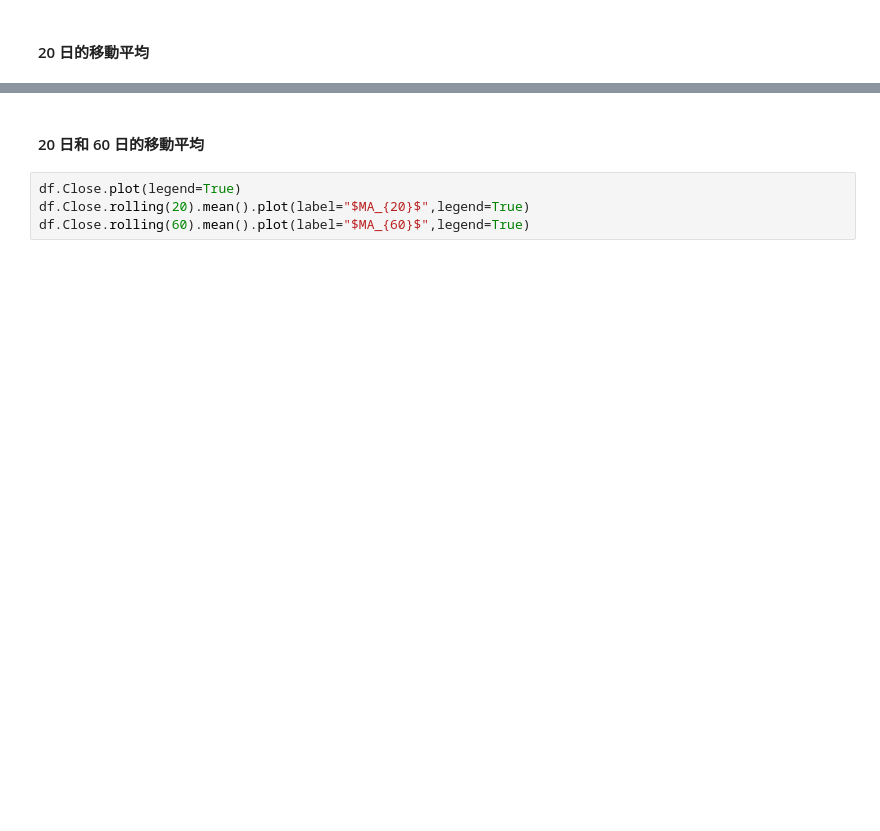
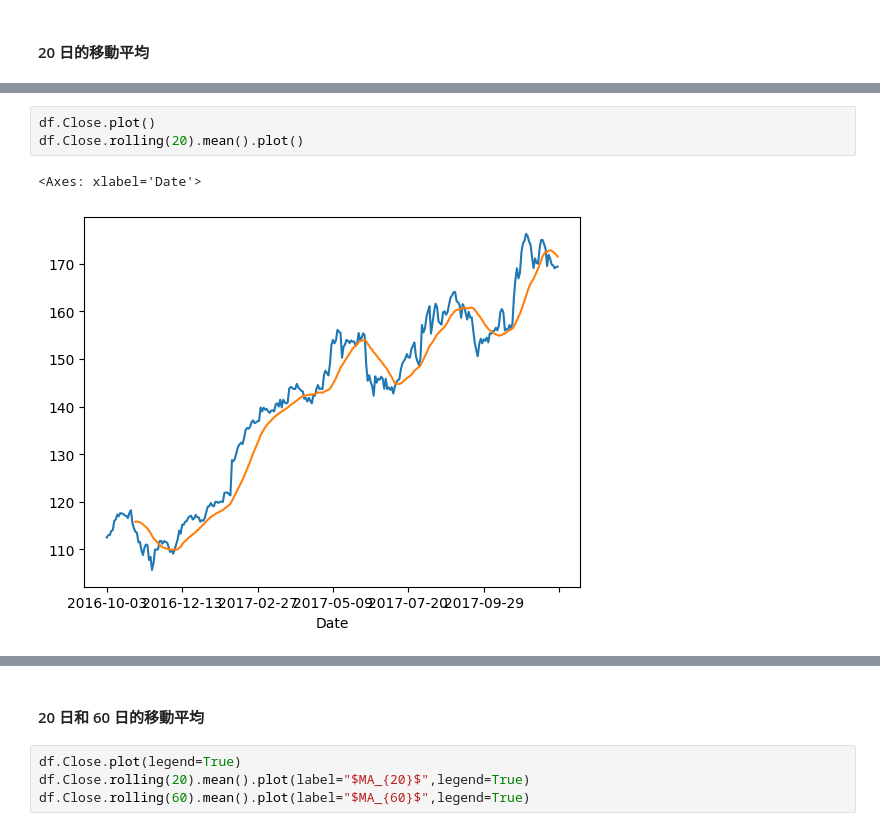
Before and after one commit to akjmo97/IMLP421, a Jupyter notebook: Unit02/2.2.2_Pandas╝╞╛┌д└кR.ipynb, the cells around one changed output, grey strips where cells are left out. Drawn from its saved outputs; the diff is of its cells as text; blank space fills up the shorter version.

```diff
--- a/Unit02/2.2.2_Pandas╝╞╛┌д└кR.ipynb
+++ b/Unit02/2.2.2_Pandas╝╞╛┌д└кR.ipynb
@@ -425,0 +400,6 @@ df = pdr.get_data_yahoo('AAPL')
+# %%
+df.Close.plot()
+df.Close.rolling(20).mean().plot()
+# %% [output]
+<Axes: xlabel='Date'>
+[figure, added]
```
Also changed, not shown: parts of 58 cells of this notebook.
